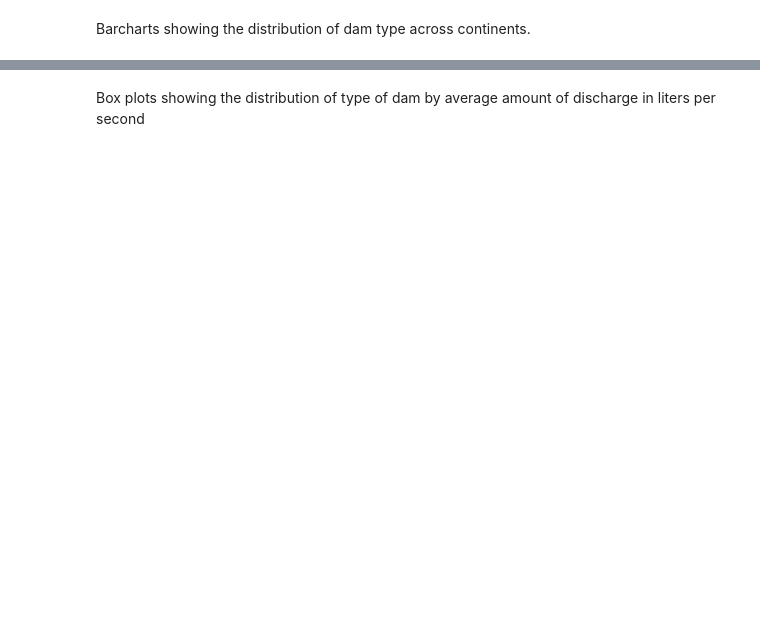
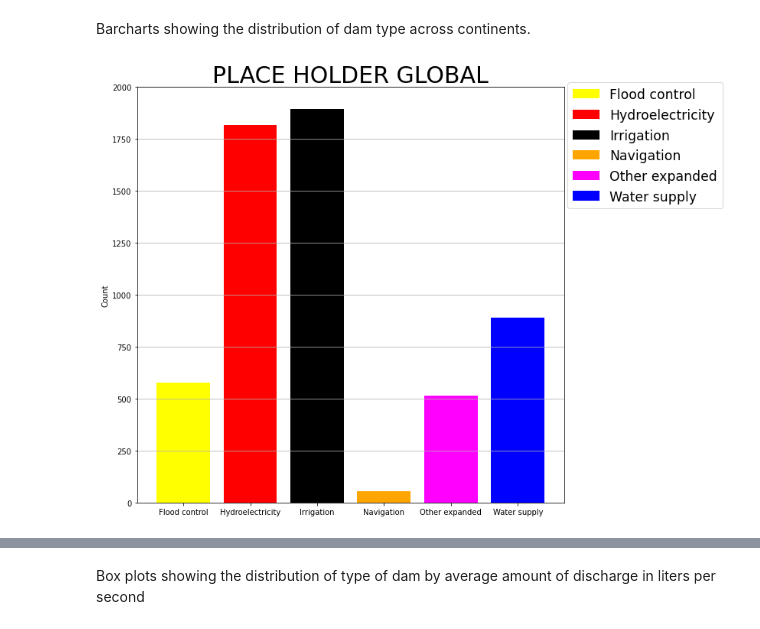
Before and after one commit to fergusca/ffr-dam-impact, a Jupyter notebook: notebooks/blog-mod.ipynb, the cells around one changed output, grey strips where cells are left out. Drawn from its saved outputs; the diff is of its cells as text; code cells hidden in the pictures; blank space fills up the shorter version.

```diff
--- a/notebooks/blog-mod.ipynb
+++ b/notebooks/blog-mod.ipynb
@@ -134,15 +178,16 @@ countries_border = gpd.read_file(countries_path)
 
 # Get merged GRanD-FFR dataset
 grand_ffr_path = ("GRAND_FFR.csv")
-grand_ffr_df = pd.read_csv(grand_ffr_path)
+grand_ffr = pd.read_csv(grand_ffr_path)
 # Create a new dataframe with only needed columns
-grand_ffr = grand_ffr_df[['GRAND_ID','DAM_NAME', 'DIS_AVG_LS', 'MAIN_USE', 'LONG_DD', 'LAT_DD', 'MAIN_RED',
+grand_ffr_sub = grand_ffr[['GRAND_ID','DAM_NAME', 'DIS_AVG_LS', 'MAIN_USE', 'LONG_DD', 'LAT_DD', 'MAIN_RED',
                           'MAIN_HYDEXP', 'MAIN_HYDRO', 'HYDELEC_code', 'CONTINENT', 'COUNTRY',
                           'DIS_AV_CMS', 'RIV_ORD', 'CSI']]
+
 # Convert pandas dataframe into a geodataframe
-geometry = [Point(xy) for xy in zip(grand_ffr.LONG_DD, grand_ffr.LAT_DD)]
-grand_ffr = grand_ffr.drop(['LONG_DD', 'LAT_DD'], axis=1)
-grand_ffr_gdf = GeoDataFrame(grand_ffr, crs="EPSG:4326", geometry=geometry)
+geometry = [Point(xy) for xy in zip(grand_ffr_sub.LONG_DD, grand_ffr_sub.LAT_DD)]
+grand_ffr_sub = grand_ffr_sub.drop(['LONG_DD', 'LAT_DD'], axis=1)
+grand_ffr_gdf = GeoDataFrame(grand_ffr_sub, crs="EPSG:4326", geometry=geometry)
 grand_ffr_gdf
 # %% [output]
 |  | GRAND_ID | DAM_NAME | DIS_AVG_LS | MAIN_USE | MAIN_RED | MAIN_HYDEXP | MAIN_HYDRO | HYDELEC_code | CONTINENT | ... |
@@ -291,4 +300,20 @@ plt.show()
 # %% [markdown]
 Barcharts showing the distribution of dam type across continents.
+# %%
+### THIS IS A PLACEHOLDER CHART
+
+# Create barchart figure of dam type counts Globally using function
+# Plot the data
+fig, ax = plt.subplots(figsize=(10, 10))
+dam_type_plot(grand_ffr, "PLACE HOLDER GLOBAL", ax, 2000)
+
+# Create legend
+handles, labels = ax.get_legend_handles_labels()
+fig.legend(handles, labels, loc=1, bbox_to_anchor=(
+    1.2, 0.9), fontsize='xx-large')
+
+plt.show()
+# %% [output]
+[figure, added]
 # %%
 # BOXPLOTS Average Discharge (ln) BY DAM TYPE
```
Also changed, not shown: parts of 10 cells of this notebook.
